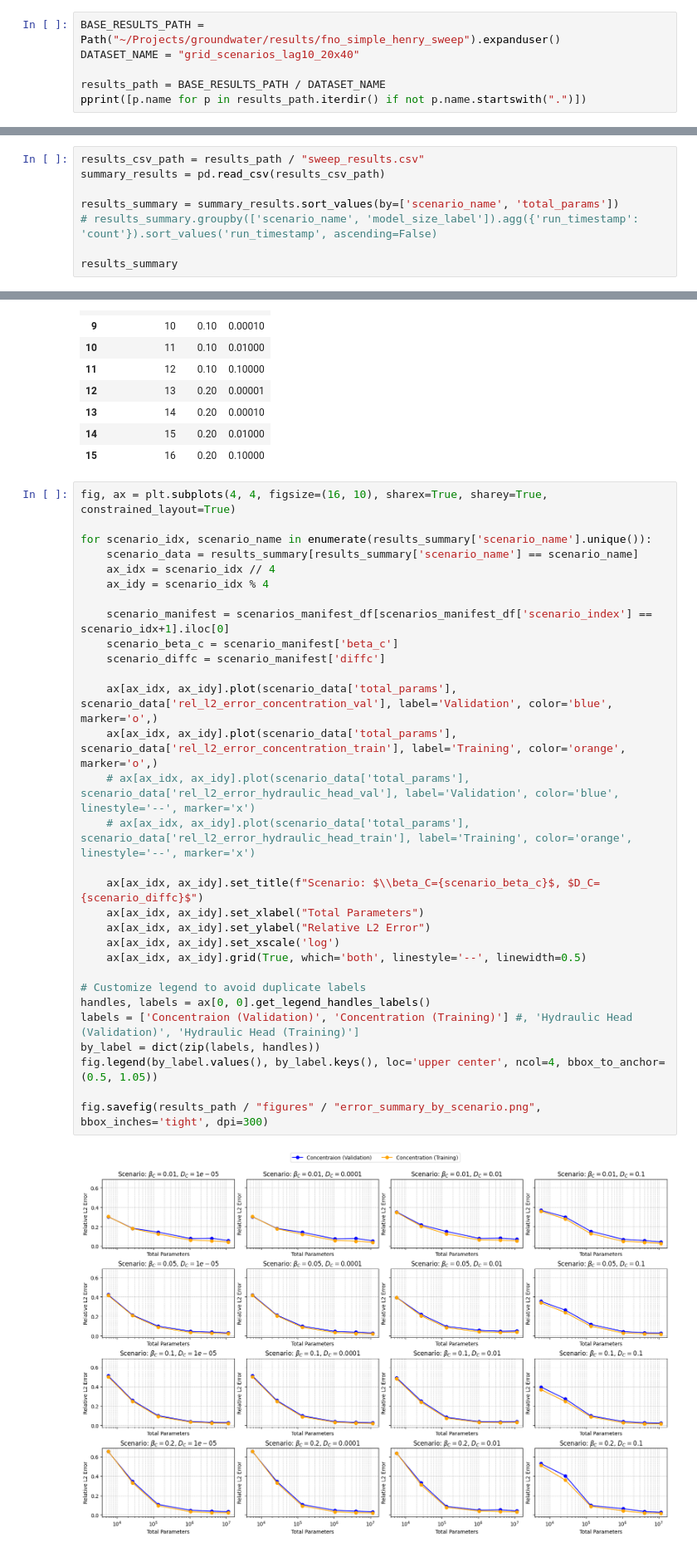
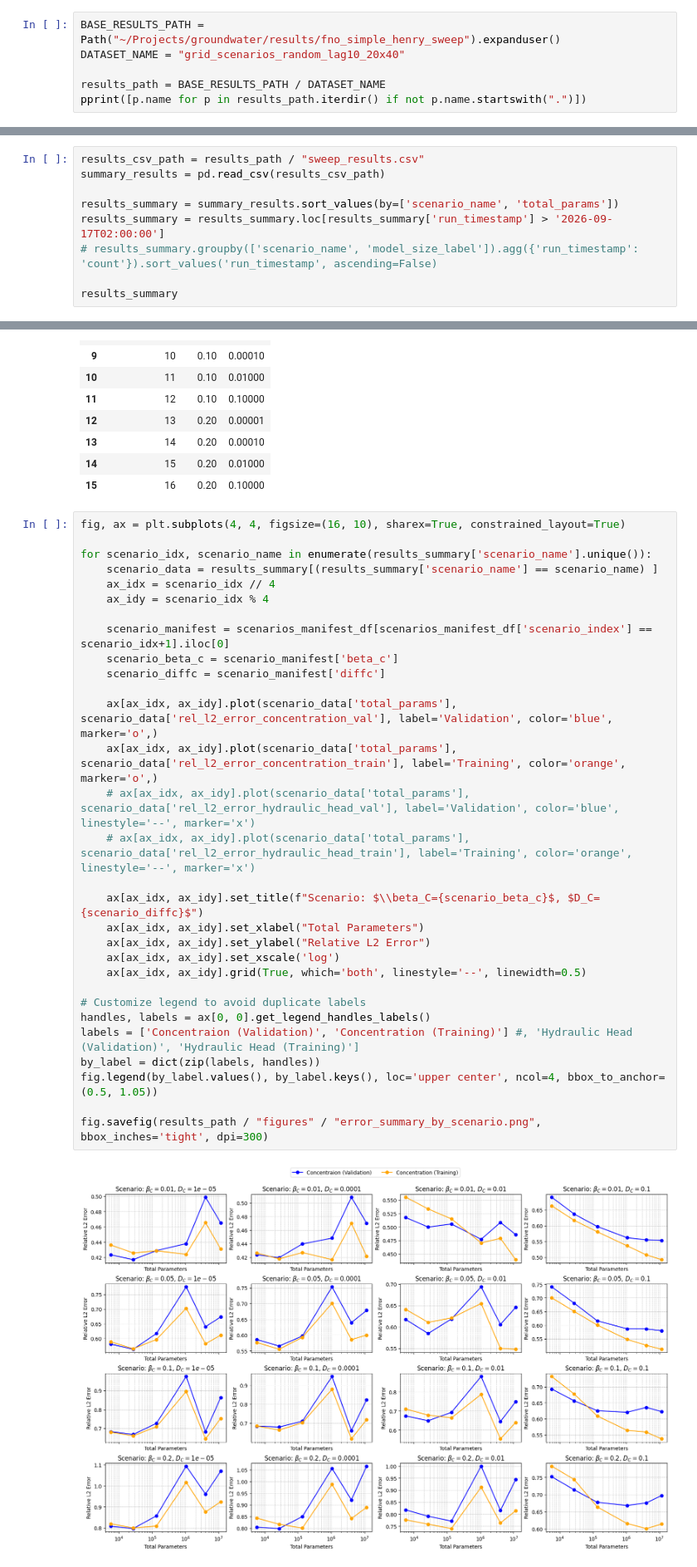
Before and after one commit to arpit-kapoor/gw_henry_fno, a Jupyter notebook: notebooks/error_analysis_rollout_updated.ipynb, the cells around one changed output, grey strips where cells are left out. Shown at 83% size. Saved outputs shown, nothing was run; the diff lists cells and outputs as text.

```diff
--- a/notebooks/error_analysis_rollout_updated.ipynb
+++ b/notebooks/error_analysis_rollout_updated.ipynb
@@ -20,7 +20,7 @@ if str(project_root) not in sys.path:
 from src.sweep.config import SWEEP_CSV_FIELDNAMES
 # %%
 BASE_RESULTS_PATH = Path("~/Projects/groundwater/results/fno_simple_henry_sweep").expanduser()
-DATASET_NAME = "grid_scenarios_lag10_20x40"
+DATASET_NAME = "grid_scenarios_random_lag10_20x40"
 
 results_path = BASE_RESULTS_PATH / DATASET_NAME
 pprint([p.name for p in results_path.iterdir() if not p.name.startswith(".")])
@@ -31,6 +31,7 @@ results_csv_path = results_path / "sweep_results.csv"
 summary_results = pd.read_csv(results_csv_path)
 
 results_summary = summary_results.sort_values(by=['scenario_name', 'total_params'])
+results_summary = results_summary.loc[results_summary['run_timestamp'] > '2026-09-17T02:00:00']
 # results_summary.groupby(['scenario_name', 'model_size_label']).agg({'run_timestamp': 'count'}).sort_values('run_timestamp', ascending=False)
 
 results_summary
@@ -203,34 +204,34 @@ scenarios_manifest_df
 | 14 | 15 | 0.20 | 0.01000 |
 | 15 | 16 | 0.20 | 0.10000 |
 # %%
-fig, ax = plt.subplots(4, 4, figsize=(16, 10), sharex=True, sharey=True, constrained_layout=True)
+fig, ax = plt.subplots(4, 4, figsize=(16, 10), sharex=True, constrained_layout=True)
 
 for scenario_idx, scenario_name in enumerate(results_summary['scenario_name'].unique()):
-    scenario_data = results_summary[results_summary['scenario_name'] == scenario_name]
+    scenario_data = results_summary[(results_summary['scenario_name'] == scenario_name) ]
     ax_idx = scenario_idx // 4
     ax_idy = scenario_idx % 4
 
     scenario_manifest = scenarios_manifest_df[scenarios_manifest_df['scenario_index'] == scenario_idx+1].iloc[0]
     scenario_beta_c = scenario_manifest['beta_c']
     scenario_diffc = scenario_manifest['diffc']
 
     ax[ax_idx, ax_idy].plot(scenario_data['total_params'], scenario_data['rel_l2_error_concentration_val'], label='Validation', color='blue', marker='o',)
     ax[ax_idx, ax_idy].plot(scenario_data['total_params'], scenario_data['rel_l2_error_concentration_train'], label='Training', color='orange', marker='o',)
     # ax[ax_idx, ax_idy].plot(scenario_data['total_params'], scenario_data['rel_l2_error_hydraulic_head_val'], label='Validation', color='blue', linestyle='--', marker='x')
     # ax[ax_idx, ax_idy].plot(scenario_data['total_params'], scenario_data['rel_l2_error_hydraulic_head_train'], label='Training', color='orange', linestyle='--', marker='x')
 
     ax[ax_idx, ax_idy].set_title(f"Scenario: $\\beta_C={scenario_beta_c}$, $D_C={scenario_diffc}$")
     ax[ax_idx, ax_idy].set_xlabel("Total Parameters")
     ax[ax_idx, ax_idy].set_ylabel("Relative L2 Error")
     ax[ax_idx, ax_idy].set_xscale('log')
     ax[ax_idx, ax_idy].grid(True, which='both', linestyle='--', linewidth=0.5)
 
 # Customize legend to avoid duplicate labels
 handles, labels = ax[0, 0].get_legend_handles_labels()
 labels = ['Concentraion (Validation)', 'Concentration (Training)'] #, 'Hydraulic Head (Validation)', 'Hydraulic Head (Training)']
 by_label = dict(zip(labels, handles))
 fig.legend(by_label.values(), by_label.keys(), loc='upper center', ncol=4, bbox_to_anchor=(0.5, 1.05))
 
 fig.savefig(results_path / "figures" / "error_summary_by_scenario.png", bbox_inches='tight', dpi=300)
 # %% [output]
-[figure, old version]
+[figure, new version]
```
Also changed, not shown: parts of 7 cells of this notebook, 12 other files.
